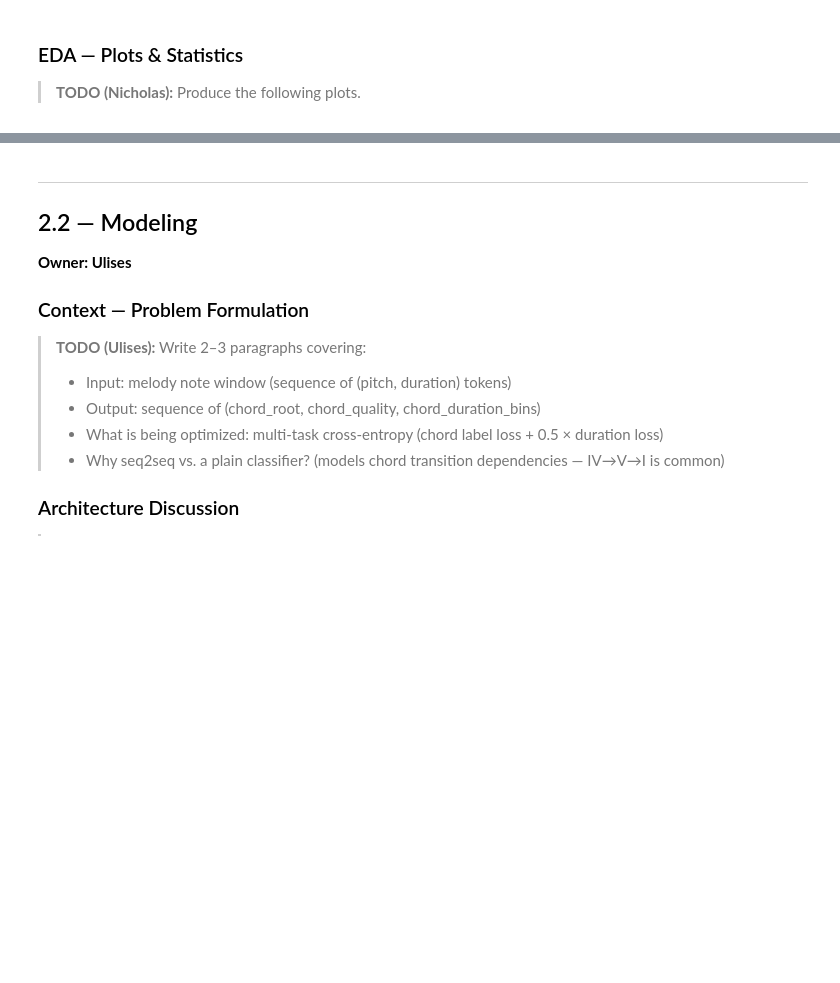
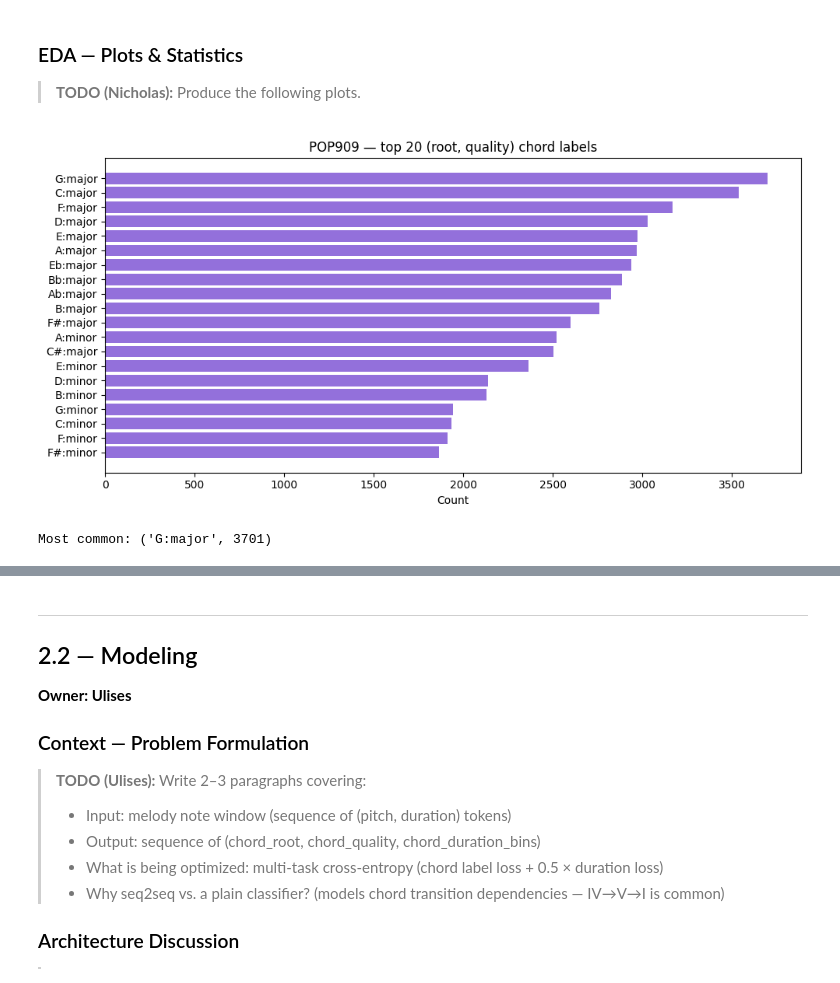
Before and after one commit to ulises0516/CSE153R-Assignment2, a Jupyter notebook: simple_notebook.ipynb, the cells around one changed output, grey strips where cells are left out. Saved outputs shown, nothing was run; the diff lists cells and outputs as text; code cells hidden in the pictures; blank space fills up the shorter version.

```diff
--- a/simple_notebook.ipynb
+++ b/simple_notebook.ipynb
@@ -404,0 +596,26 @@ def align_windows_to_chords(melody_tokens, chord_annotations, window=8, stride=4
+# %%
+def chord_overlap(chord, t0, t1):
+    return max(min(chord['end'], t1) - max(chord['start'], t0), 0.0)
+
+def majority_chord_for_span(chords, t0, t1):
+    best, best_ov = None, 0.0
+    for c in chords:
+        ov = chord_overlap(c, t0, t1)
+        if ov > best_ov:
+            best_ov, best = ov, c
+    return best
+
+def align_windows_to_chords(melody_notes, chords, window=8, stride=4):
+    """Return list of (melody_window_tokens, root, quality, chord_dur_bin)."""
+    pairs = []
+    if len(melody_notes) < window:
+        return pairs
+    for i in range(0, len(melody_notes) - window + 1, stride):
+        win   = melody_notes[i:i + window]
+        t0, t1 = win[0]['start_beat'], win[-1]['end_beat']
+        chord = majority_chord_for_span(chords, t0, t1)
+        if chord is None:
+            continue
+        melody_window = [(n['pitch'], n['dur_bin']) for n in win]
+        pairs.append((melody_window, chord['root'], chord['quality'], chord['dur_bin']))
+    return pairs
@@ -423,0 +672,18 @@ pass
+# %%
+windows_for_eda = train_windows + val_windows + test_windows
+if len(windows_for_eda) == 0:
+    print('No windows for chord distribution plot.')
+else:
+    labels = [f"{r}:{q}" for _, r, q, _ in windows_for_eda]
+    top    = Counter(labels).most_common(20)
+    labs, cnts = zip(*top)
+    plt.figure(figsize=(10, 5))
+    plt.barh(labs[::-1], cnts[::-1], color='mediumpurple')
+    plt.xlabel('Count')
+    plt.title('POP909 — top 20 (root, quality) chord labels')
+    plt.tight_layout()
+    plt.show()
+    print('Most common:', top[0])
+# %% [output]
+[figure, added]
+Most common: ('G:major', 3701)
```
Also changed, not shown: parts of 39 cells of this notebook.
